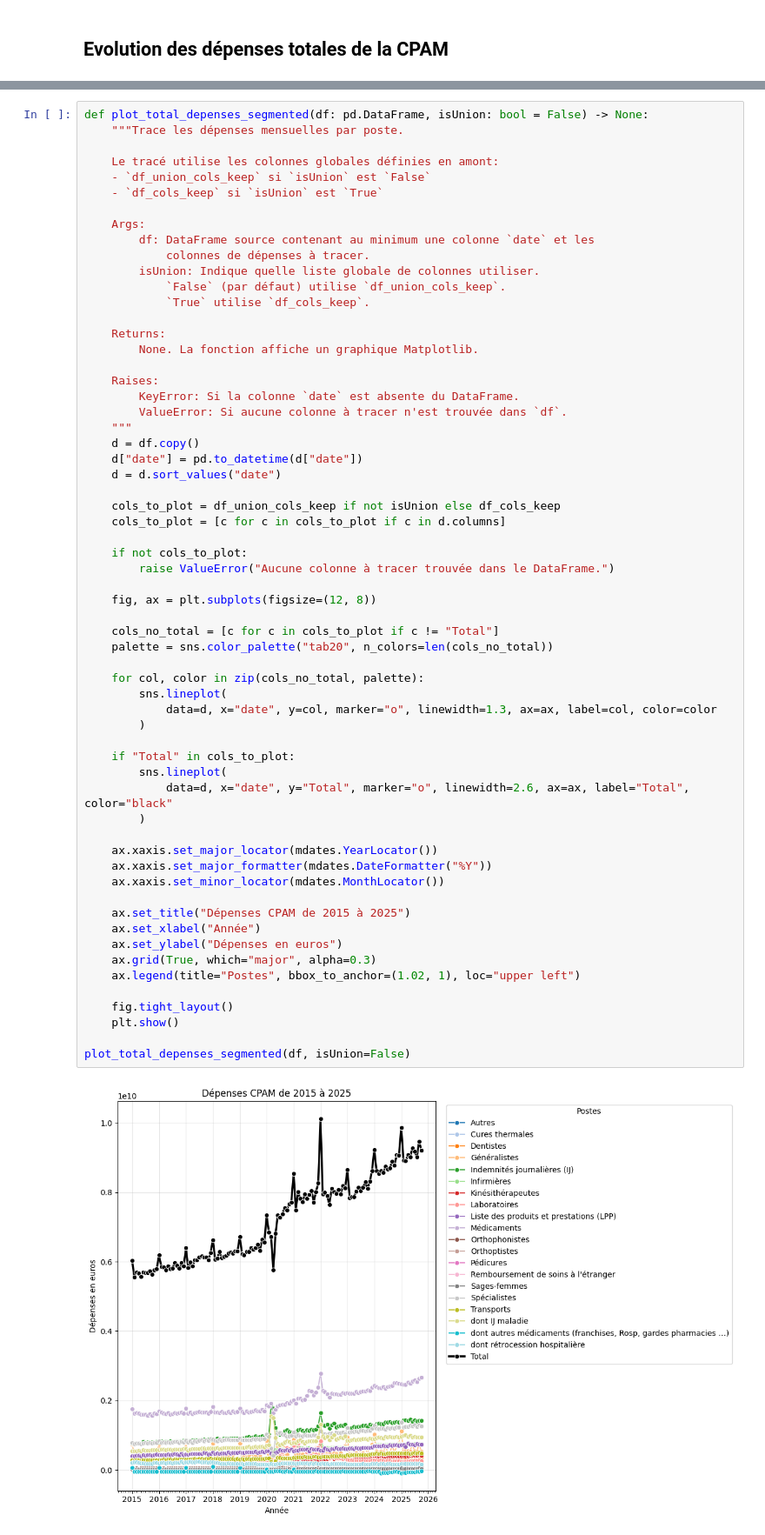
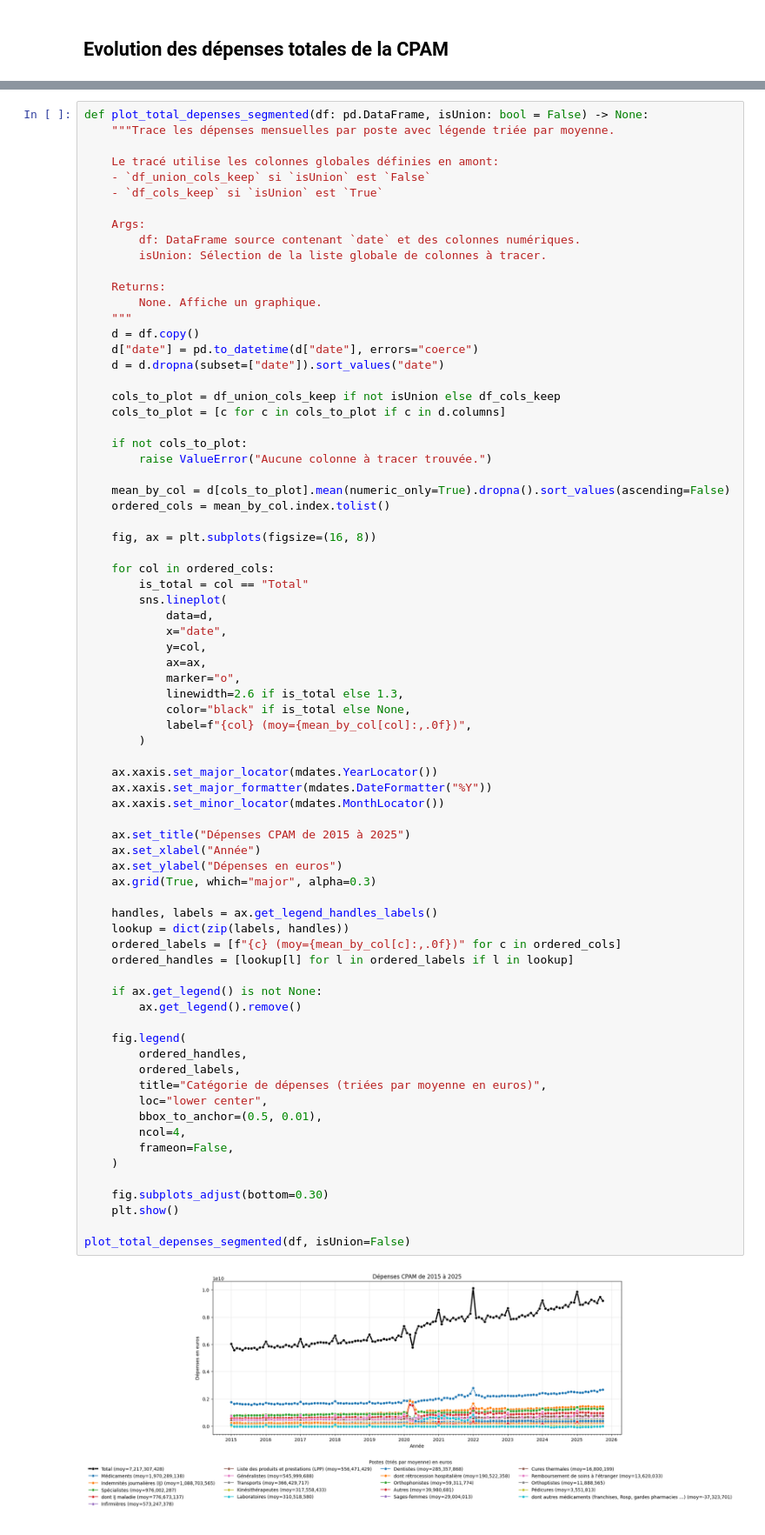
Before and after one commit to MipeyV/analyses-assurances-maladie, a Jupyter notebook: notebooks/studies/depenses.ipynb, the cells around one changed output, grey strips where cells are left out. Shown at 87% size. Cells and saved outputs as stored; diff of their text form.

Commit message:
feat: Add new plot functions in depenses.ipynb

```diff
--- a/notebooks/studies/depenses.ipynb
+++ b/notebooks/studies/depenses.ipynb
@@ -108,66 +108,79 @@ plot_total_depenses(df)
 [figure]
 # %%
 def plot_total_depenses_segmented(df: pd.DataFrame, isUnion: bool = False) -> None:
-    """Trace les dépenses mensuelles par poste.
+    """Trace les dépenses mensuelles par poste avec légende triée par moyenne.
 
     Le tracé utilise les colonnes globales définies en amont:
     - `df_union_cols_keep` si `isUnion` est `False`
     - `df_cols_keep` si `isUnion` est `True`
 
     Args:
-        df: DataFrame source contenant au minimum une colonne `date` et les
-            colonnes de dépenses à tracer.
-        isUnion: Indique quelle liste globale de colonnes utiliser.
-            `False` (par défaut) utilise `df_union_cols_keep`.
-            `True` utilise `df_cols_keep`.
+        df: DataFrame source contenant `date` et des colonnes numériques.
+        isUnion: Sélection de la liste globale de colonnes à tracer.
 
     Returns:
-        None. La fonction affiche un graphique Matplotlib.
-
-    Raises:
-        KeyError: Si la colonne `date` est absente du DataFrame.
-        ValueError: Si aucune colonne à tracer n'est trouvée dans `df`.
+        None. Affiche un graphique.
     """
     d = df.copy()
-    d["date"] = pd.to_datetime(d["date"])
-    d = d.sort_values("date")
+    d["date"] = pd.to_datetime(d["date"], errors="coerce")
+    d = d.dropna(subset=["date"]).sort_values("date")
 
     cols_to_plot = df_union_cols_keep if not isUnion else df_cols_keep
     cols_to_plot = [c for c in cols_to_plot if c in d.columns]
 
     if not cols_to_plot:
-        raise ValueError("Aucune colonne à tracer trouvée dans le DataFrame.")
+        raise ValueError("Aucune colonne à tracer trouvée.")
 
-    fig, ax = plt.subplots(figsize=(12, 8))
+    mean_by_col = d[cols_to_plot].mean(numeric_only=True).dropna().sort_values(ascending=False)
+    ordered_cols = mean_by_col.index.tolist()
 
-    cols_no_total = [c for c in cols_to_plot if c != "Total"]
-    palette = sns.color_palette("tab20", n_colors=len(cols_no_total))
+    fig, ax = plt.subplots(figsize=(16, 8))
 
-    for col, color in zip(cols_no_total, palette):
+    for col in ordered_cols:
+        is_total = col == "Total"
         sns.lineplot(
-            data=d, x="date", y=col, marker="o", linewidth=1.3, ax=ax, label=col, color=color
-        )
-
-    if "Total" in cols_to_plot:
-        sns.lineplot(
-            data=d, x="date", y="Total", marker="o", linewidth=2.6, ax=ax, label="Total", color="black"
+            data=d,
+            x="date",
+            y=col,
+            ax=ax,
+            marker="o",
+            linewidth=2.6 if is_total else 1.3,
+            color="black" if is_total else None,
+            label=f"{col} (moy={mean_by_col[col]:,.0f})",
         )
 
     ax.xaxis.set_major_locator(mdates.YearLocator())
     ax.xaxis.set_major_formatter(mdates.DateFormatter("%Y"))
     ax.xaxis.set_minor_locator(mdates.MonthLocator())
 
     ax.set_title("Dépenses CPAM de 2015 à 2025")
     ax.set_xlabel("Année")
     ax.set_ylabel("Dépenses en euros")
     ax.grid(True, which="major", alpha=0.3)
-    ax.legend(title="Postes", bbox_to_anchor=(1.02, 1), loc="upper left")
 
-    fig.tight_layout()
+    handles, labels = ax.get_legend_handles_labels()
+    lookup = dict(zip(labels, handles))
+    ordered_labels = [f"{c} (moy={mean_by_col[c]:,.0f})" for c in ordered_cols]
+    ordered_handles = [lookup[l] for l in ordered_labels if l in lookup]
+
+    if ax.get_legend() is not None:
+        ax.get_legend().remove()
+
+    fig.legend(
+        ordered_handles,
+        ordered_labels,
+        title="Catégorie de dépenses (triées par moyenne en euros)",
+        loc="lower center",
+        bbox_to_anchor=(0.5, 0.01),
+        ncol=4,
+        frameon=False,
+    )
+
+    fig.subplots_adjust(bottom=0.30)
     plt.show()
 
 plot_total_depenses_segmented(df, isUnion=False)
 # %% [output]
-[figure, old version]
+[figure, new version]
 # %%
 def plot_depenses_segmented(df: pd.DataFrame) -> None:
```
Also changed, not shown: parts of 1 cell of this notebook.
